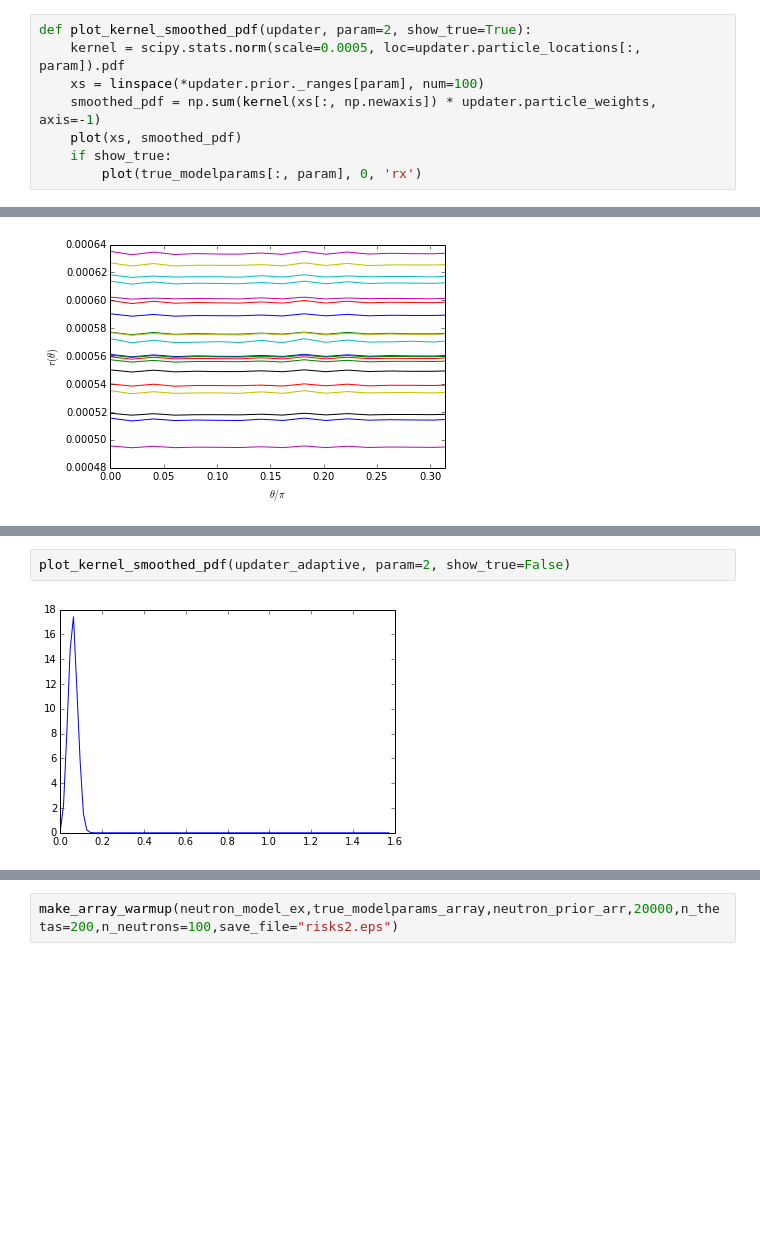
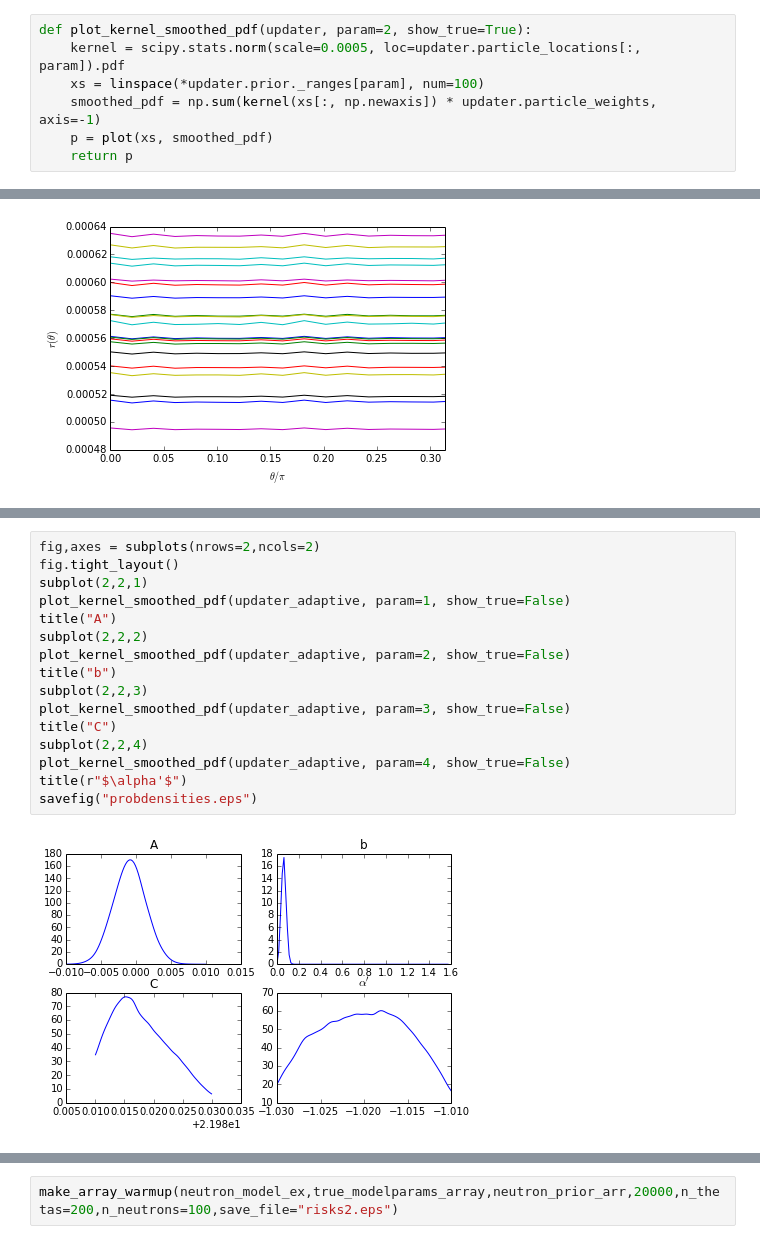
Before and after one commit to taalexander/Honours-Thesis, a Jupyter notebook: code/Adaptive Neutron Interferometry.ipynb, the cells around one changed output, grey strips where cells are left out. Drawn from its saved outputs; the diff is of its cells as text; blank space fills up the shorter version.

```diff
--- a/code/Adaptive Neutron Interferometry.ipynb
+++ b/code/Adaptive Neutron Interferometry.ipynb
@@ -246,9 +246,8 @@ def plot_kernel_smoothed_pdf(updater, param=2, show_true=True):
     kernel = scipy.stats.norm(scale=0.0005, loc=updater.particle_locations[:, param]).pdf
     xs = linspace(*updater.prior._ranges[param], num=100)
     smoothed_pdf = np.sum(kernel(xs[:, np.newaxis]) * updater.particle_weights, axis=-1)
-    plot(xs, smoothed_pdf)
-    if show_true:
-        plot(true_modelparams[:, param], 0, 'rx')
+    p = plot(xs, smoothed_pdf)
+    return p
 # %% [markdown]
 ## SMC Updater
 # %% [markdown]
@@ -759,7 +762,21 @@ savefig("meanerror.eps")
-# %%
-plot_kernel_smoothed_pdf(updater_adaptive, param=2, show_true=False)
-# %% [output]
-[figure, removed]
+# %%
+fig,axes = subplots(nrows=2,ncols=2)
+fig.tight_layout()
+subplot(2,2,1)
+plot_kernel_smoothed_pdf(updater_adaptive, param=1, show_true=False)
+title("A")
+subplot(2,2,2)
+plot_kernel_smoothed_pdf(updater_adaptive, param=2, show_true=False)
+title("b")
+subplot(2,2,3)
+plot_kernel_smoothed_pdf(updater_adaptive, param=3, show_true=False)
+title("C")
+subplot(2,2,4)
+plot_kernel_smoothed_pdf(updater_adaptive, param=4, show_true=False)
+title(r"$\alpha'$")
+savefig("probdensities.eps")
+# %% [output]
+[figure, added]
 # %%
 plot_kernel_smoothed_pdf(updater_adaptive, param=3, show_true=False)
 # %% [output]
```
Also changed, not shown: parts of 3 cells of this notebook, 9 other files.
